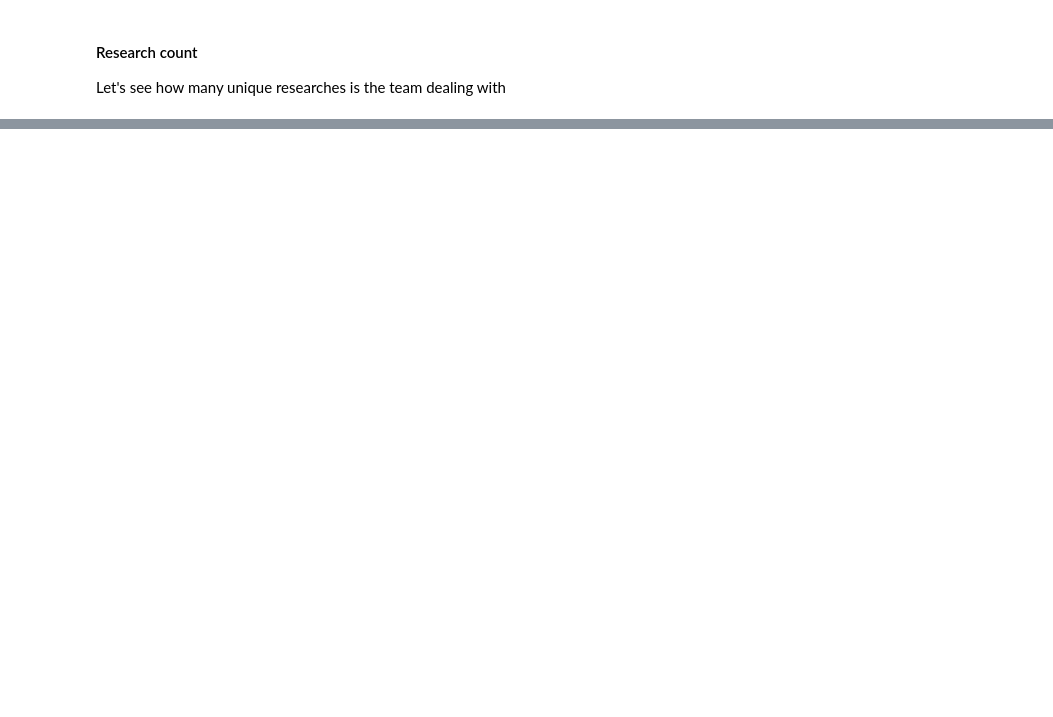
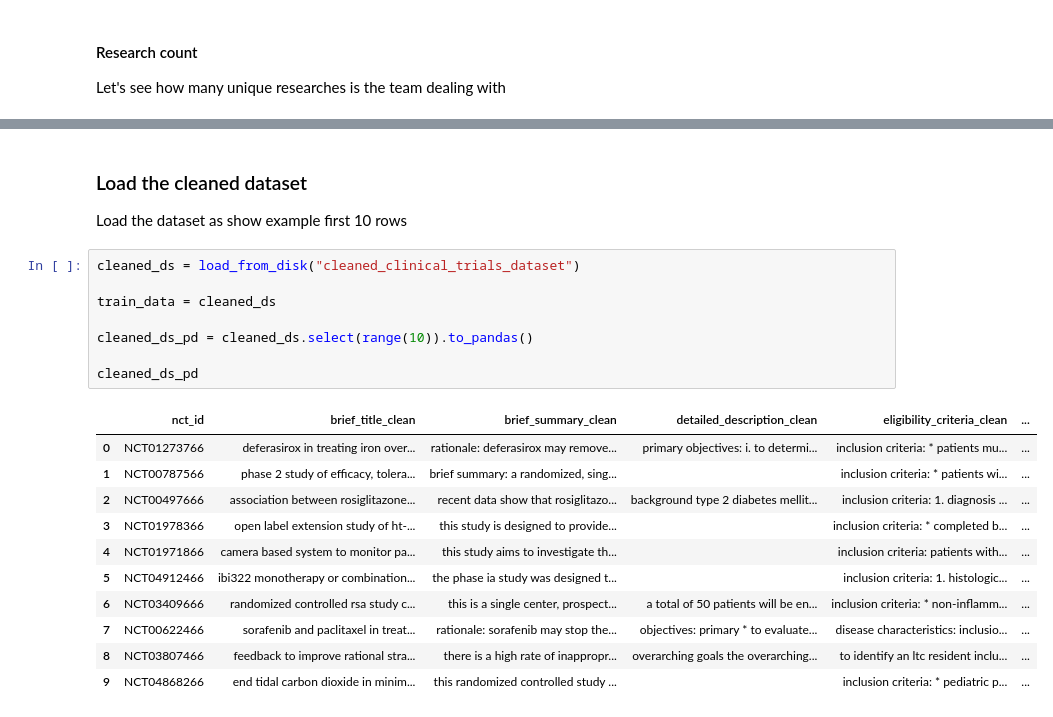
Before and after one commit to Kornimate/medical-topic-modeling, a Jupyter notebook: main.ipynb, the cells around one changed output, grey strips where cells are left out. Drawn from its saved outputs; the diff is of its cells as text; blank space fills up the shorter version.

```diff
--- a/main.ipynb
+++ b/main.ipynb
@@ -434,0 +644,24 @@ As we can see it from the plots, there is remarkable difference between each fea
+# %% [markdown]
+### Load the cleaned dataset
+
+Load the dataset as show example first 10 rows
+# %%
+cleaned_ds = load_from_disk("cleaned_clinical_trials_dataset")
+
+train_data = cleaned_ds
+
+cleaned_ds_pd = cleaned_ds.select(range(10)).to_pandas()
+
+cleaned_ds_pd
+# %% [output]
+|  | nct_id | brief_title_clean | brief_summary_clean | detailed_description_clean | eligibility_criteria_clean | ... |
+| 0 | NCT01273766 | deferasirox in treating iron over... | rationale: deferasirox may remove... | primary objectives: i. to determi... | inclusion criteria: * patients mu... | ... |
+| 1 | NCT00787566 | phase 2 study of efficacy, tolera... | brief summary: a randomized, sing... |  | inclusion criteria: * patients wi... | ... |
+| 2 | NCT00497666 | association between rosiglitazone... | recent data show that rosiglitazo... | background type 2 diabetes mellit... | inclusion criteria: 1. diagnosis ... | ... |
+| 3 | NCT01978366 | open label extension study of ht-... | this study is designed to provide... |  | inclusion criteria: * completed b... | ... |
+| 4 | NCT01971866 | camera based system to monitor pa... | this study aims to investigate th... |  | inclusion criteria: patients with... | ... |
+| 5 | NCT04912466 | ibi322 monotherapy or combination... | the phase ia study was designed t... |  | inclusion criteria: 1. histologic... | ... |
+| 6 | NCT03409666 | randomized controlled rsa study c... | this is a single center, prospect... | a total of 50 patients will be en... | inclusion criteria: * non-inflamm... | ... |
+| 7 | NCT00622466 | sorafenib and paclitaxel in treat... | rationale: sorafenib may stop the... | objectives: primary * to evaluate... | disease characteristics: inclusio... | ... |
+| 8 | NCT03807466 | feedback to improve rational stra... | there is a high rate of inappropr... | overarching goals the overarching... | to identify an ltc resident inclu... | ... |
+| 9 | NCT04868266 | end tidal carbon dioxide in minim... | this randomized controlled study ... |  | inclusion criteria: * pediatric p... | ... |
```
Also changed, not shown: parts of 25 cells of this notebook, 1 other file.
